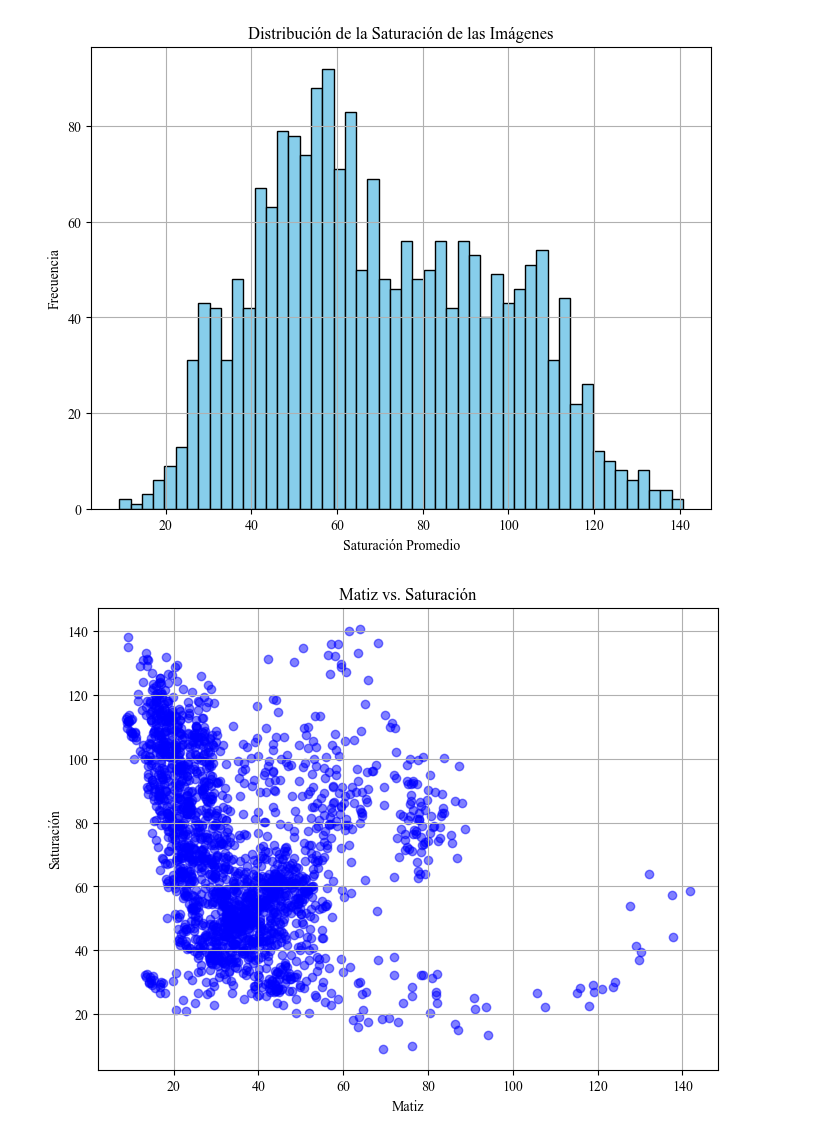
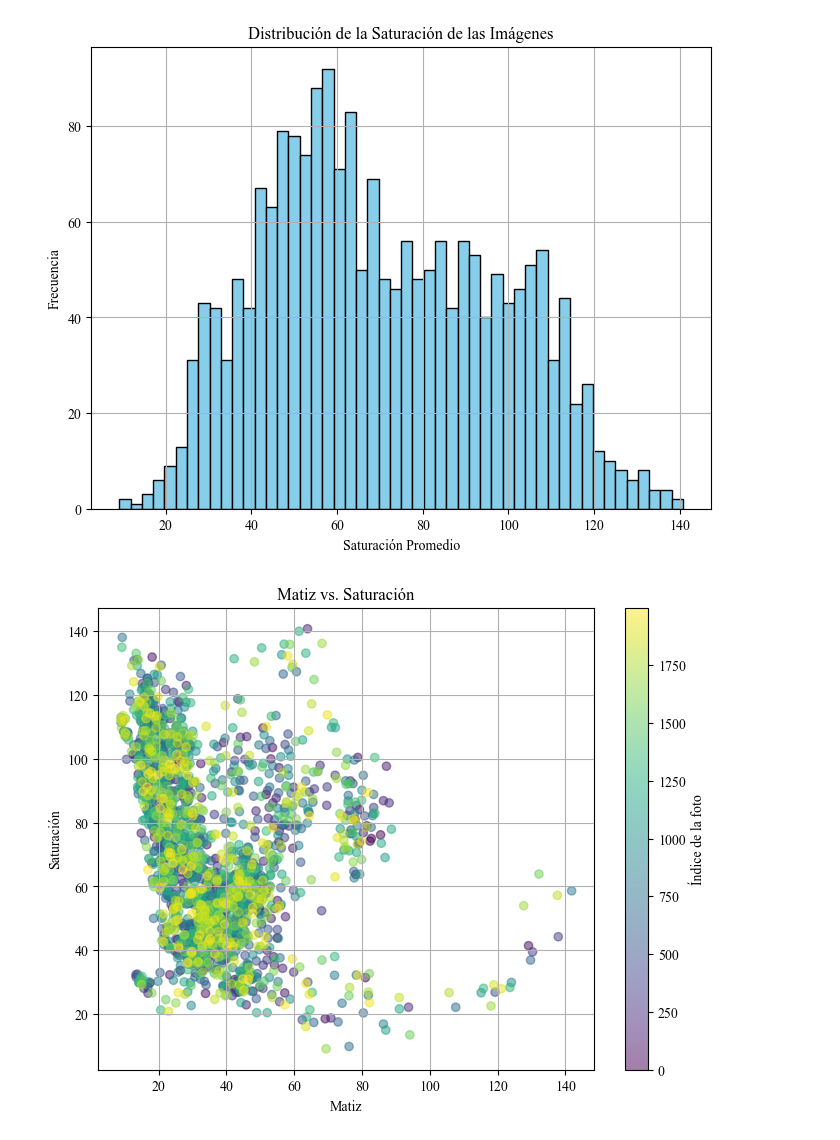
Before and after one commit to azulamakk/PF-vacasVaqueras, a Jupyter notebook: imageSize.ipynb, the cells around one changed output. Cells and saved outputs as stored; diff of their text form; code cells hidden in the pictures.

```diff
--- a/imageSize.ipynb
+++ b/imageSize.ipynb
@@ -267,11 +313,12 @@ plt.show()
 [figure]
 # %%
 plt.figure(figsize=(8, 6))
-plt.scatter(hue_values, saturation_values, color='blue', alpha=0.5)
+plt.scatter(hue_values, saturation_values, c=range(len(saturation_values)), cmap='viridis', alpha=0.5)
 plt.title('Matiz vs. Saturación')
 plt.xlabel('Matiz')
 plt.ylabel('Saturación')
+plt.colorbar(label='Índice de la foto')  # Agregar la barra de colores para el índice de la foto
 plt.grid(True)
 plt.show()
 # %% [output]
-[figure, old version]
+[figure, new version]
```
Also changed, not shown: parts of 7 cells of this notebook.
